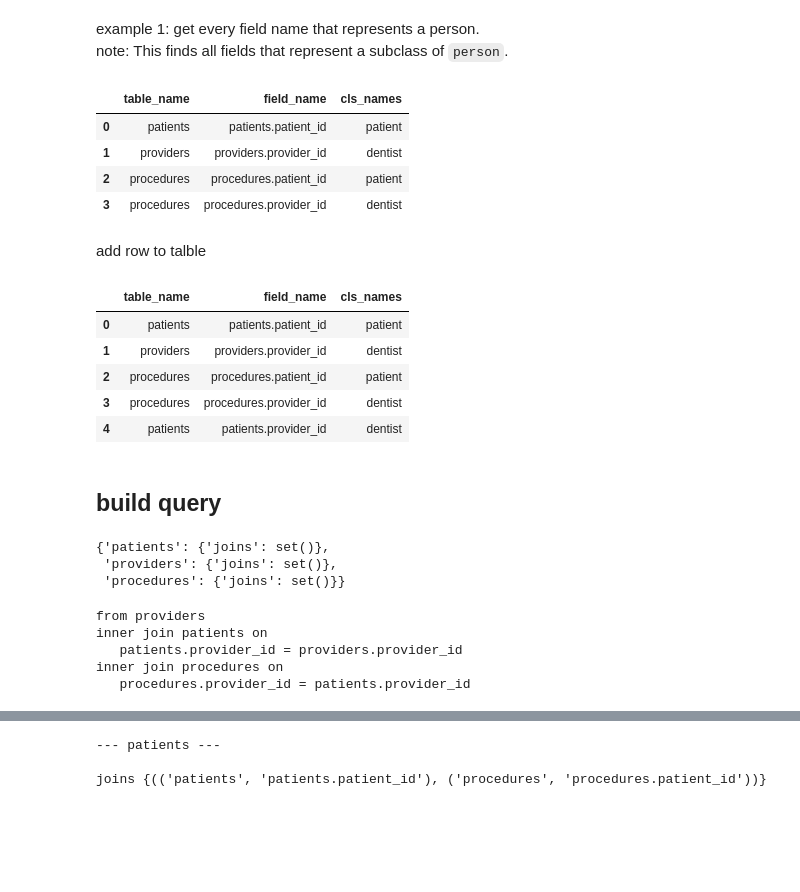
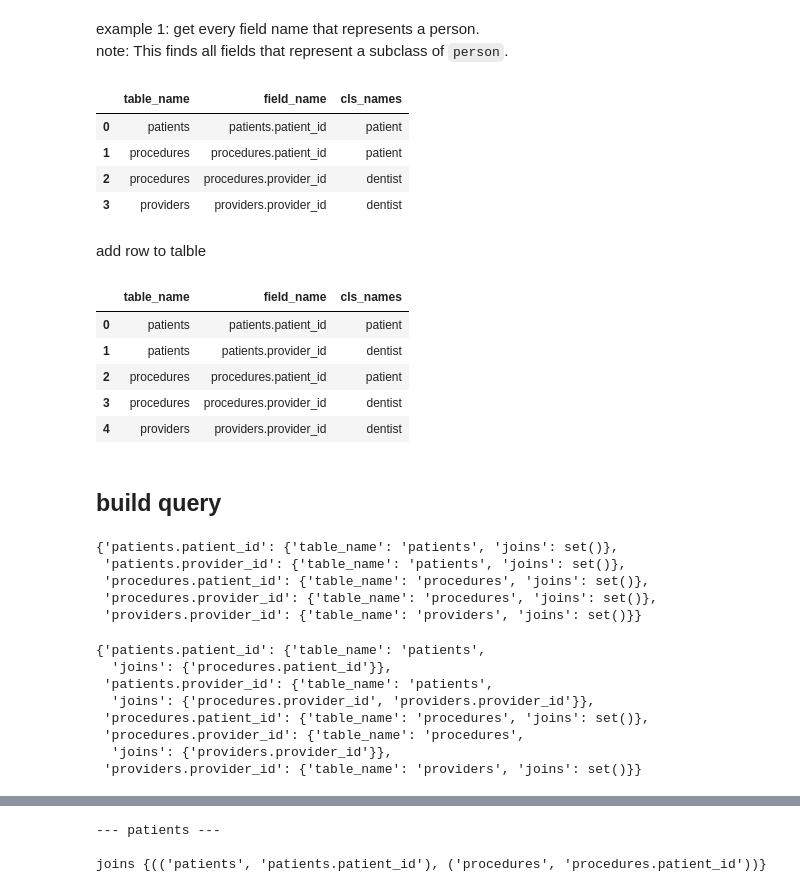
Before and after one commit to wdduncan/test-data-field-punning, a Jupyter notebook: notebooks/schema_demo.ipynb, the cells around one changed output, grey strips where cells are left out. Drawn from its saved outputs; the diff is of its cells as text; code cells hidden in the pictures; blank space fills up the shorter version.

```diff
--- a/notebooks/schema_demo.ipynb
+++ b/notebooks/schema_demo.ipynb
@@ -263,27 +264,28 @@ note: This finds all fields that represent a subclass of `person`.
 # %%
 q = """
 prefix : <https://data-field-punning.owl/>
 select distinct ?table_name ?field_name (group_concat(?cls_name) as ?cls_names) where {
     ?cls rdfs:subClassOf :person;
          rdfs:label ?cls_label .
 
     ?field a :field;
         :represents ?cls;
         rdfs:label ?field_name;
         :member_of [a :table; rdfs:label ?table_name] .
 
     bind(replace(?cls_label, " ", "_") as ?cls_name)
 }
 group by ?table_name ?field_name
+order by ?field_name
 """
 field_df = sparql_query_to_df(q, g)
 field_df
 # %% [output]
 |  | table_name | field_name | cls_names |
 | 0 | patients | patients.patient_id | patient |
-| 1 | providers | providers.provider_id | dentist |
-| 2 | procedures | procedures.patient_id | patient |
-| 3 | procedures | procedures.provider_id | dentist |
+| 1 | procedures | procedures.patient_id | patient |
+| 2 | procedures | procedures.provider_id | dentist |
+| 3 | providers | providers.provider_id | dentist |
 # %% [markdown]
 add row to talble
 # %%
@@ -291,46 +293,51 @@ temp_field_df = field_df.copy()
 temp_field_df.loc[4, 'table_name'] = 'patients'
 temp_field_df.loc[4,'field_name'] = 'patients.provider_id'
 temp_field_df.loc[4, 'cls_names'] = 'dentist'
+temp_field_df = temp_field_df.sort_values(by=['field_name']).reset_index(drop=True)
 temp_field_df
 # %% [output]
 |  | table_name | field_name | cls_names |
 | 0 | patients | patients.patient_id | patient |
-| 1 | providers | providers.provider_id | dentist |
+| 1 | patients | patients.provider_id | dentist |
 | 2 | procedures | procedures.patient_id | patient |
 | 3 | procedures | procedures.provider_id | dentist |
-| 4 | patients | patients.provider_id | dentist |
+| 4 | providers | providers.provider_id | dentist |
 # %% [markdown]
 ## build query
+# %%
+field_info_dict = \
+    temp_field_df[['field_name', 'table_name']].drop_duplicates().set_index('field_name').to_dict(orient='index')
+for k,v in field_info_dict.items():
+    v['joins'] = set()
+field_info_dict
+# %% [output]
+{'patients.patient_id': {'table_name': 'patients', 'joins': set()},
+ 'patients.provider_id': {'table_name': 'patients', 'joins': set()},
+ 'procedures.patient_id': {'table_name': 'procedures', 'joins': set()},
+ 'procedures.provider_id': {'table_name': 'procedures', 'joins': set()},
+ 'providers.provider_id': {'table_name': 'providers', 'joins': set()}}
 # %%
-all_tables = list(temp_df['table_name'])
-table_join_dict = {tbl:{'joins':set()} for tbl in all_tables}
-table_join_dict
+all_tables = set(temp_field_df['table_name'])
+all_fields = set(temp_field_df['field_name'])
-# %% [output]
-{'patients': {'joins': set()},
- 'providers': {'joins': set()},
- 'procedures': {'joins': set()}}
 # %%
-# temp_df = temp_field_df.query("cls_names == 'dentist'")[['table_name', 'field_name']]
-group_df = temp_field_df.loc[(temp_field_df['cls_names']=='dentist')]
-table_names = list(set(group_df['table_name']))
-for idx, tbl in enumerate(table_names):
-    if 0 == idx:
-        print('from', tbl)
-    else:
-        prev_tbl = table_names[idx - 1]
-        prev_fields = list(set(group_df.query(f"table_name == '{prev_tbl}'")['field_name']))
-        tbl_fields = list(set(group_df.query(f"table_name == '{tbl}'")['field_name']))
-        # pairs = itertools.combinations
-        joins = set()
-        for f1 in tbl_fields:
-            for f2 in prev_fields:
-                joins.add(f'{f1} = {f2}')
-        if len(joins) > 0:
-            print(f'inner join {tbl} on ')
-            print('  ', ' or '.join(joins))
+for group_name, group_df in temp_field_df.groupby('cls_names'):
+    # print(f'\n--- {group_name} ---\n')
+    # print(group_df)
+
+    field_pairs = \
+        list(itertools.combinations(group_df['field_name'].sort_values(), 2)) # may not need to sort
+    # print(field_pairs)
+    for f1, f2 in field_pairs:
+        field_info_dict[f1]['joins'].add(f2)
+
+# field_info_dict = {k:v for k,v in field_info_dict.items() if len(v['joins']) > 0}
+field_info_dict
 # %% [output]
-from providers
-inner join patients on
-   patients.provider_id = providers.provider_id
-inner join procedures on
-   procedures.provider_id = patients.provider_id
+{'patients.patient_id': {'table_name': 'patients',
+  'joins': {'procedures.patient_id'}},
+ 'patients.provider_id': {'table_name': 'patients',
+  'joins': {'procedures.provider_id', 'providers.provider_id'}},
+ 'procedures.patient_id': {'table_name': 'procedures', 'joins': set()},
+ 'procedures.provider_id': {'table_name': 'procedures',
+  'joins': {'providers.provider_id'}},
+ 'providers.provider_id': {'table_name': 'providers', 'joins': set()}}
```
Also changed, not shown: parts of 6 cells of this notebook.
